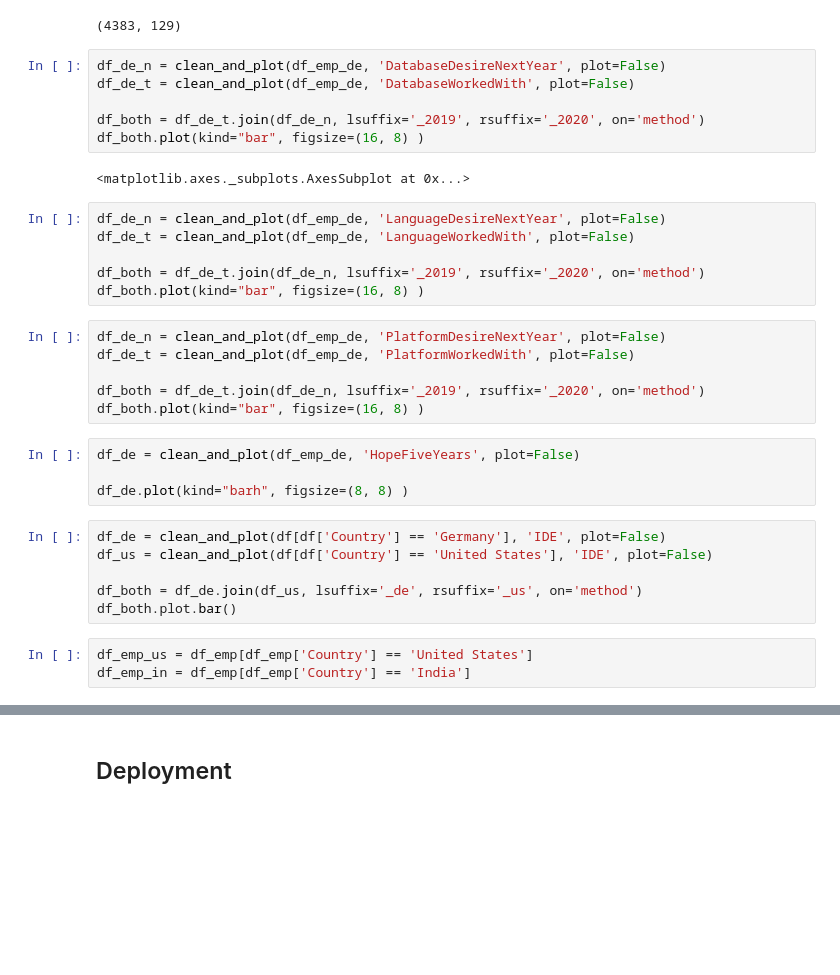
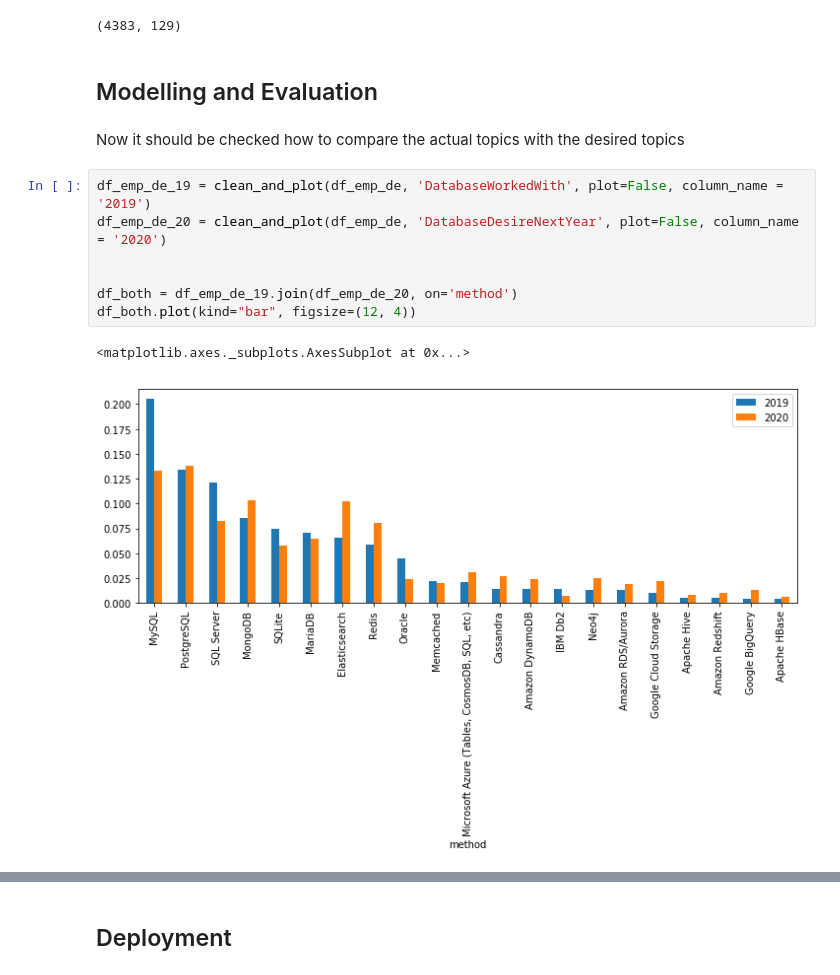
Before and after one commit to m444x/StackOverflow-Survey-2019, a Jupyter notebook: Stack Overflow Survey.ipynb, the cells around one changed output, grey strips where cells are left out. Cells and saved outputs as stored; diff of their text form; blank space fills up the shorter version.

```diff
--- a/Stack Overflow Survey.ipynb
+++ b/Stack Overflow Survey.ipynb
@@ -422,36 +444,17 @@ df_emp_de = df_emp[df_emp['Country'] == 'Germany']
 df_emp_de.shape
 # %% [output]
 (4383, 129)
+# %% [markdown]
+## Modelling and Evaluation
+# %% [markdown]
+Now it should be checked how to compare the actual topics with the desired topics
 # %%
-df_de_n = clean_and_plot(df_emp_de, 'DatabaseDesireNextYear', plot=False)
-df_de_t = clean_and_plot(df_emp_de, 'DatabaseWorkedWith', plot=False)
+df_emp_de_19 = clean_and_plot(df_emp_de, 'DatabaseWorkedWith', plot=False, column_name = '2019')
+df_emp_de_20 = clean_and_plot(df_emp_de, 'DatabaseDesireNextYear', plot=False, column_name = '2020')
 
-df_both = df_de_t.join(df_de_n, lsuffix='_2019', rsuffix='_2020', on='method')
-df_both.plot(kind="bar", figsize=(16, 8) )
+
+df_both = df_emp_de_19.join(df_emp_de_20, on='method')
+df_both.plot(kind="bar", figsize=(12, 4))
 # %% [output]
 <matplotlib.axes._subplots.AxesSubplot at 0x...>
+[figure, added]
-# %%
-df_de_n = clean_and_plot(df_emp_de, 'LanguageDesireNextYear', plot=False)
-df_de_t = clean_and_plot(df_emp_de, 'LanguageWorkedWith', plot=False)
-
-df_both = df_de_t.join(df_de_n, lsuffix='_2019', rsuffix='_2020', on='method')
-df_both.plot(kind="bar", figsize=(16, 8) )
-# %%
-df_de_n = clean_and_plot(df_emp_de, 'PlatformDesireNextYear', plot=False)
-df_de_t = clean_and_plot(df_emp_de, 'PlatformWorkedWith', plot=False)
-
-df_both = df_de_t.join(df_de_n, lsuffix='_2019', rsuffix='_2020', on='method')
-df_both.plot(kind="bar", figsize=(16, 8) )
-# %%
-df_de = clean_and_plot(df_emp_de, 'HopeFiveYears', plot=False)
-
-df_de.plot(kind="barh", figsize=(8, 8) )
-# %%
-df_de = clean_and_plot(df[df['Country'] == 'Germany'], 'IDE', plot=False)
-df_us = clean_and_plot(df[df['Country'] == 'United States'], 'IDE', plot=False)
-
-df_both = df_de.join(df_us, lsuffix='_de', rsuffix='_us', on='method')
-df_both.plot.bar()
-# %%
-df_emp_us = df_emp[df_emp['Country'] == 'United States']
-df_emp_in = df_emp[df_emp['Country'] == 'India']
```
Also changed, not shown: parts of 54 cells of this notebook.
